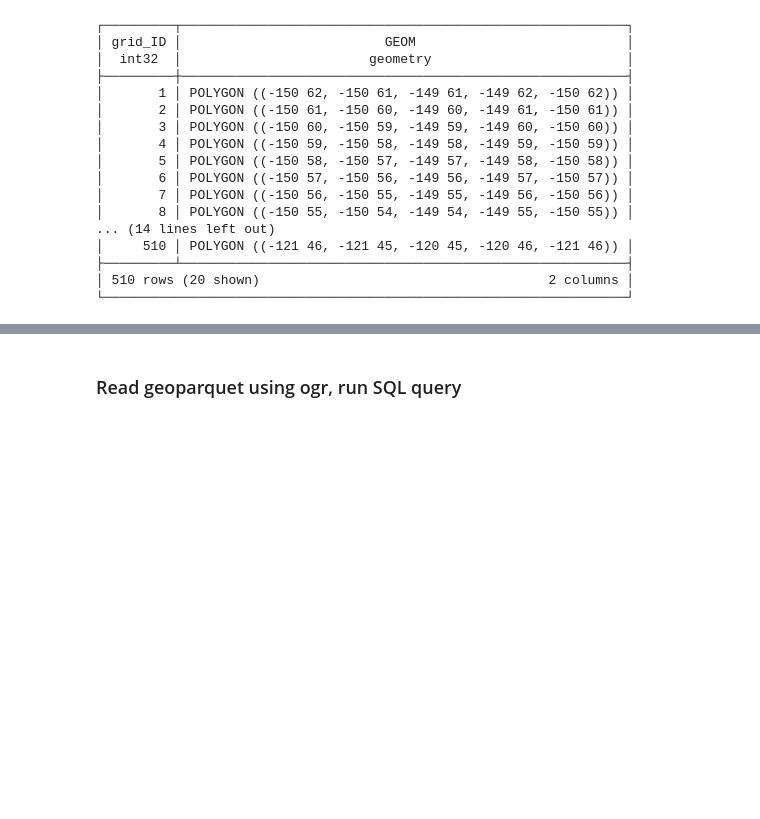
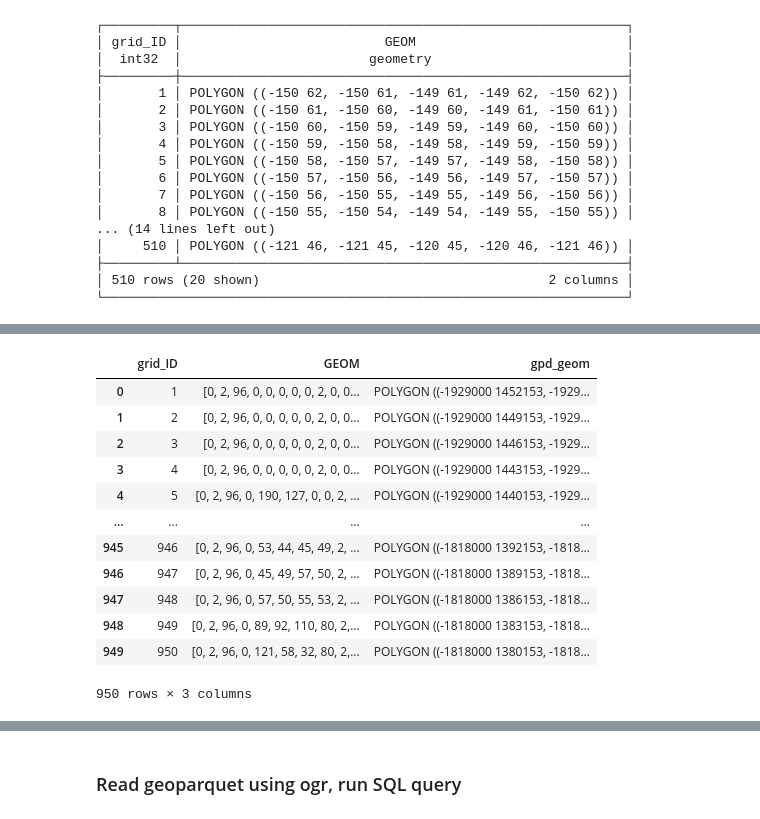
Before and after one commit to jc9677/duckdb, a Jupyter notebook: MarCadSample.ipynb, the cells around one changed output, grey strips where cells are left out. Cells and saved outputs as stored; diff of their text form; code cells hidden in the pictures; blank space fills up the shorter version.

```diff
--- a/MarCadSample.ipynb
+++ b/MarCadSample.ipynb
@@ -529,0 +684,18 @@ ddb.sql("SELECT grid_ID, ST_GeomFromWKB(geom) AS GEOM FROM grid3.parquet")
+# %%
+import geopandas as gpd
+df = ddb.sql("SELECT grid_ID, ST_GeomFromWKB(geometry) AS GEOM, ST_AsText(GEOM) AS gpd_geom FROM grid3_CAEAC.parquet").df()
+df
+# %% [output]
+|  | grid_ID | GEOM | gpd_geom |
+| 0 | 1 | [0, 2, 96, 0, 0, 0, 0, 0, 2, 0, 0... | POLYGON ((-1929000 1452153, -1929... |
+| 1 | 2 | [0, 2, 96, 0, 0, 0, 0, 0, 2, 0, 0... | POLYGON ((-1929000 1449153, -1929... |
+| 2 | 3 | [0, 2, 96, 0, 0, 0, 0, 0, 2, 0, 0... | POLYGON ((-1929000 1446153, -1929... |
+| 3 | 4 | [0, 2, 96, 0, 0, 0, 0, 0, 2, 0, 0... | POLYGON ((-1929000 1443153, -1929... |
+| 4 | 5 | [0, 2, 96, 0, 190, 127, 0, 0, 2, ... | POLYGON ((-1929000 1440153, -1929... |
+| ... | ... | ... | ... |
+| 945 | 946 | [0, 2, 96, 0, 53, 44, 45, 49, 2, ... | POLYGON ((-1818000 1392153, -1818... |
+| 946 | 947 | [0, 2, 96, 0, 45, 49, 57, 50, 2, ... | POLYGON ((-1818000 1389153, -1818... |
+| 947 | 948 | [0, 2, 96, 0, 57, 50, 55, 53, 2, ... | POLYGON ((-1818000 1386153, -1818... |
+| 948 | 949 | [0, 2, 96, 0, 89, 92, 110, 80, 2,... | POLYGON ((-1818000 1383153, -1818... |
+| 949 | 950 | [0, 2, 96, 0, 121, 58, 32, 80, 2,... | POLYGON ((-1818000 1380153, -1818... |
+950 rows × 3 columns
```
Also changed, not shown: parts of 12 cells of this notebook, 2 other files.
